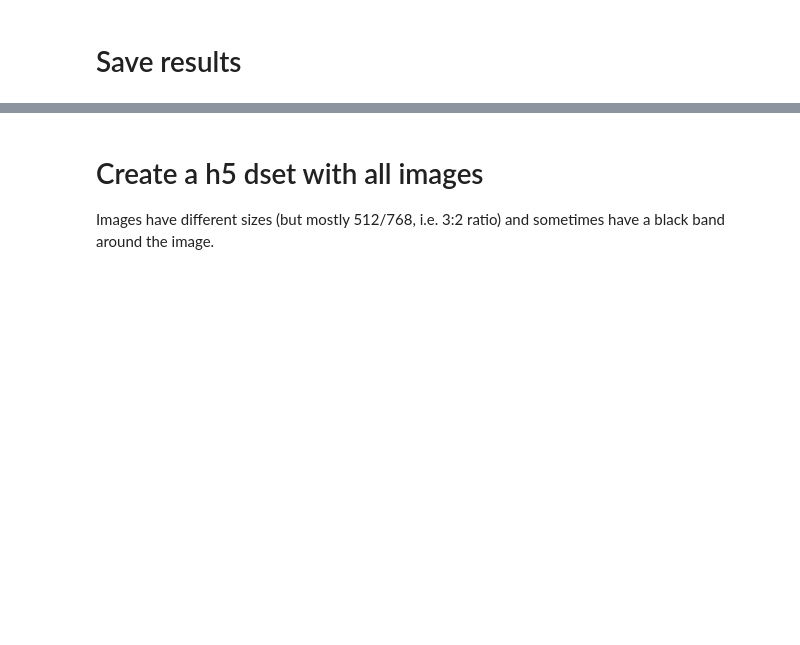
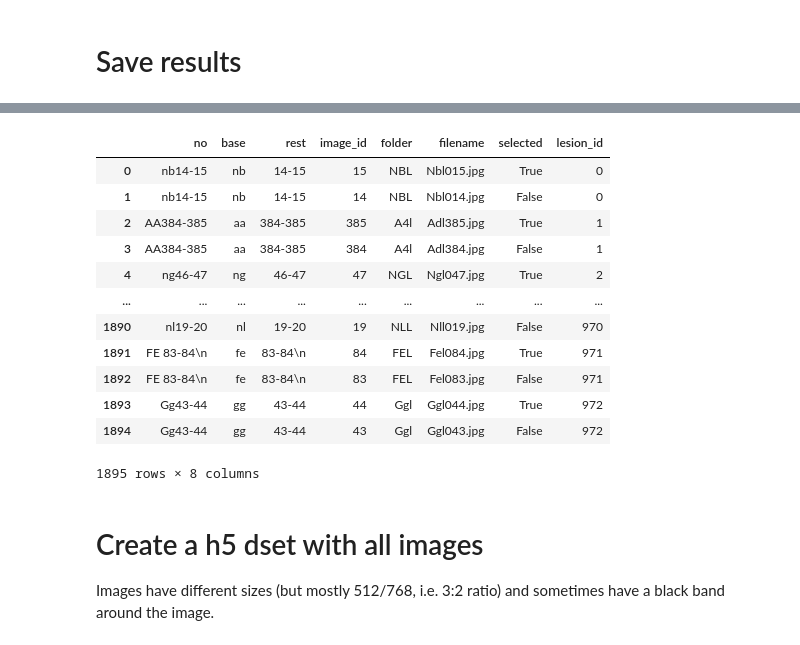
Before and after one commit to ecobost/dermosxai, a Jupyter notebook: notebooks/process_IAD.ipynb, the cells around one changed output, grey strips where cells are left out. Cells and saved outputs as stored; diff of their text form; code cells hidden in the pictures; blank space fills up the shorter version.

```diff
--- a/notebooks/process_IAD.ipynb
+++ b/notebooks/process_IAD.ipynb
@@ -203,3 +262,19 @@ df
+# %%
+images
+# %% [output]
+|  | no | base | rest | image_id | folder | filename | selected | lesion_id |
+| 0 | nb14-15 | nb | 14-15 | 15 | NBL | Nbl015.jpg | True | 0 |
+| 1 | nb14-15 | nb | 14-15 | 14 | NBL | Nbl014.jpg | False | 0 |
+| 2 | AA384-385 | aa | 384-385 | 385 | A4l | Adl385.jpg | True | 1 |
+| 3 | AA384-385 | aa | 384-385 | 384 | A4l | Adl384.jpg | False | 1 |
+| 4 | ng46-47 | ng | 46-47 | 47 | NGL | Ngl047.jpg | True | 2 |
+| ... | ... | ... | ... | ... | ... | ... | ... | ... |
+| 1890 | nl19-20 | nl | 19-20 | 19 | NLL | Nll019.jpg | False | 970 |
+| 1891 | FE 83-84\n | fe | 83-84\n | 84 | FEL | Fel084.jpg | True | 971 |
+| 1892 | FE 83-84\n | fe | 83-84\n | 83 | FEL | Fel083.jpg | False | 971 |
+| 1893 | Gg43-44 | gg | 43-44 | 44 | Ggl | Ggl044.jpg | True | 972 |
+| 1894 | Gg43-44 | gg | 43-44 | 43 | Ggl | Ggl043.jpg | False | 972 |
+1895 rows × 8 columns
 # %% [markdown]
 # Create a h5 dset with all images
 Images have different sizes (but mostly 512/768, i.e. 3:2 ratio)  and sometimes have a black band around the image.
```
Also changed, not shown: parts of 35 cells of this notebook, 1 other file.
